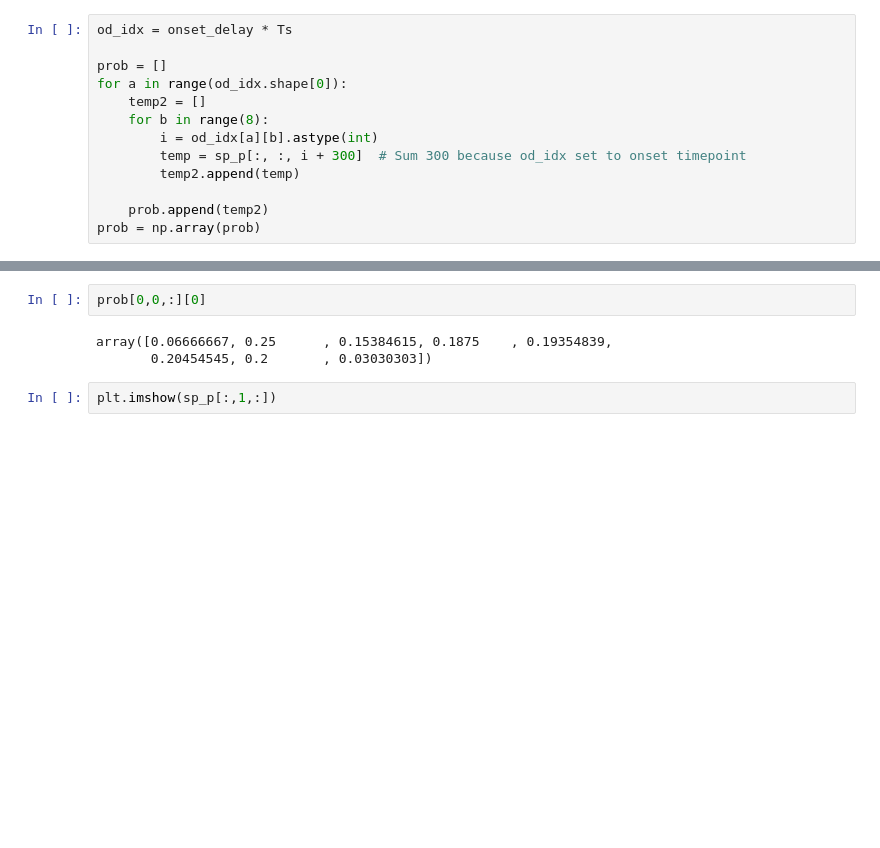
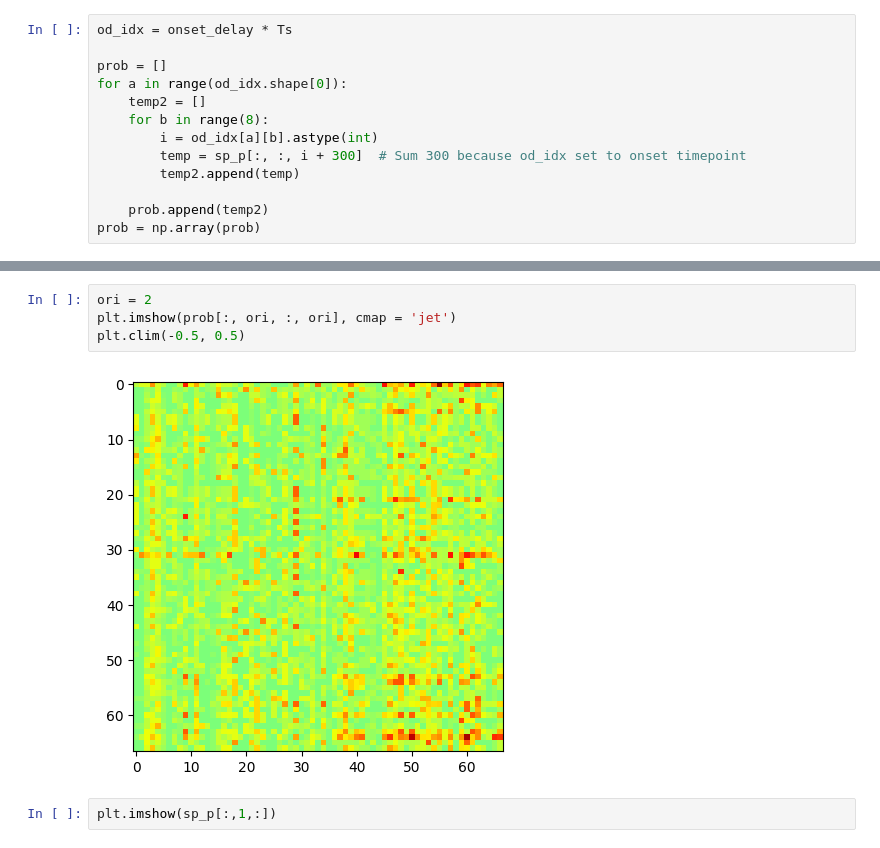
Before and after one commit to NeuroAI-IBS/fn_data_saccade, a Jupyter notebook: Data sorting/python_code/cliques_analy.ipynb, the cells around one changed output, grey strips where cells are left out. Cells and saved outputs as stored; diff of their text form; blank space fills up the shorter version.

```diff
--- a/Data sorting/python_code/cliques_analy.ipynb
+++ b/Data sorting/python_code/cliques_analy.ipynb
@@ -108,10 +285,11 @@ prob
 # %% [output]
 (67, 8, 67, 8)
 # %%
-prob[0,0,:][0]
+ori = 2
+plt.imshow(prob[:, ori, :, ori], cmap = 'jet')
+plt.clim(-0.5, 0.5)
 # %% [output]
-array([0.06666667, 0.25      , 0.15384615, 0.1875    , 0.19354839,
-       0.20454545, 0.2       , 0.03030303])
+[figure, added]
 # %%
 plt.imshow(sp_p[:,1,:])
 # %% [output]
```
Also changed, not shown: parts of 12 cells of this notebook.
